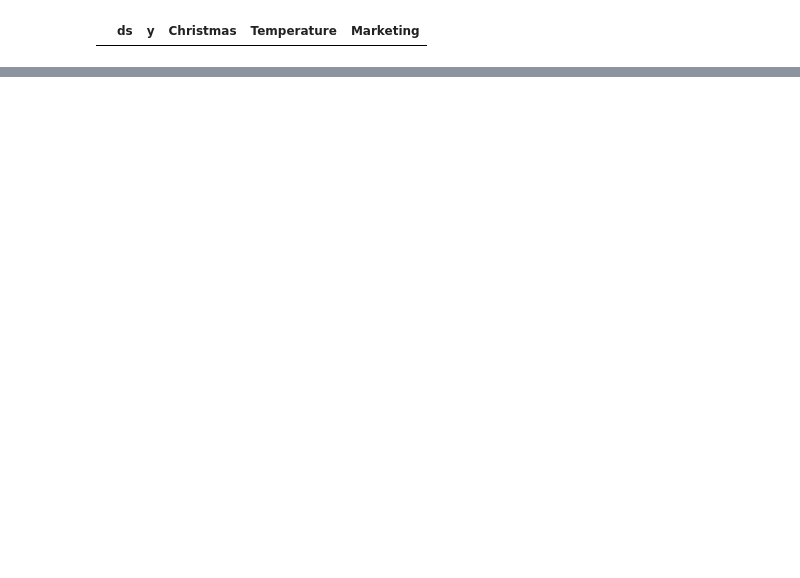
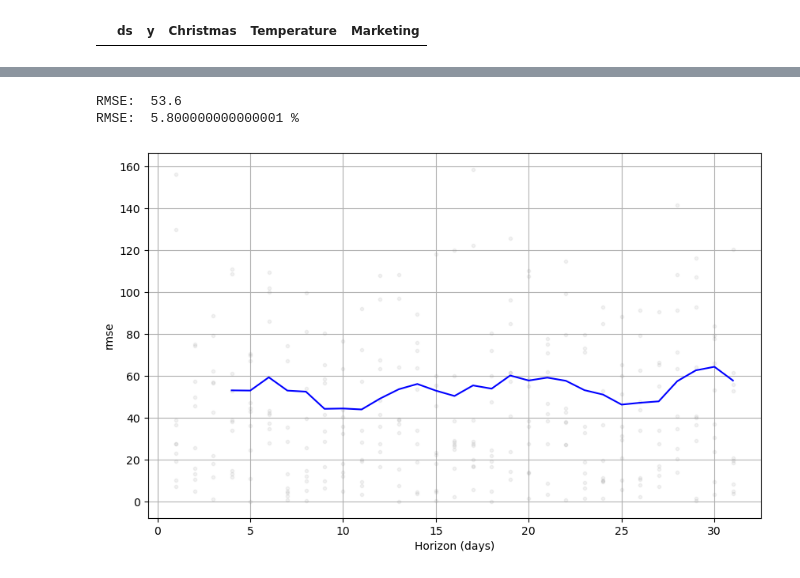
Before and after one commit to Pylos7/Time-Series-Forecasting, a Jupyter notebook: Parameter Tuning/Facebook Prophet - Parameter Tuning Template.ipynb, the cells around one changed output, grey strips where cells are left out. Cells and saved outputs as stored; diff of their text form; code cells hidden in the pictures; blank space fills up the shorter version.

```diff
--- a/Parameter Tuning/Facebook Prophet - Parameter Tuning Template.ipynb
+++ b/Parameter Tuning/Facebook Prophet - Parameter Tuning Template.ipynb
@@ -99,3 +101,13 @@ df = df.drop(["Easter", "Thanksgiving"], axis = 1)
 df.head(0)
 # %% [output]
 |  | ds | y | Christmas | Temperature | Marketing |
+# %%
+m = Prophet(holidays = holidays,
+            seasonality_mode= 'multiplicative',
+            seasonality_prior_scale= 10,
+            holidays_prior_scale= 10,
+            changepoint_prior_scale= 0.05)
+m.add_regressor('Christmas')
+m.add_regressor('Temperature')
+m.add_regressor('Marketing')
+m.fit(df)
@@ -101,0 +123,8 @@ df.head(0)
+# %%
+# Cross validation
+df_cv = cross_validation(m,
+                         horizon= '31 days',
+                         period= '16 days',
+                         initial= '2012 days',
+                         parallel= 'processes')
+df_cv.head()
@@ -101,0 +148,12 @@ df.head(0)
+# %%
+# RMSE and MAPE
+print(f"RMSE: ", round(performance_metrics(df_cv)["rmse"].mean(), 1))
+print(f"RMSE: ", 100 * round(performance_metrics(df_cv)["mape"].mean(), 3), "%")
+# %% [output]
+RMSE:  53.6
+RMSE:  5.800000000000001 %
+# %%
+# Is there an increase in error over time?  (is the forecast less reliable as time goes by?)
+plot_cross_validation_metric(df_cv, metric= 'rmse');
+# %% [output]
+[figure, added]
```
Also changed, not shown: parts of 7 cells of this notebook, 3 other files.
